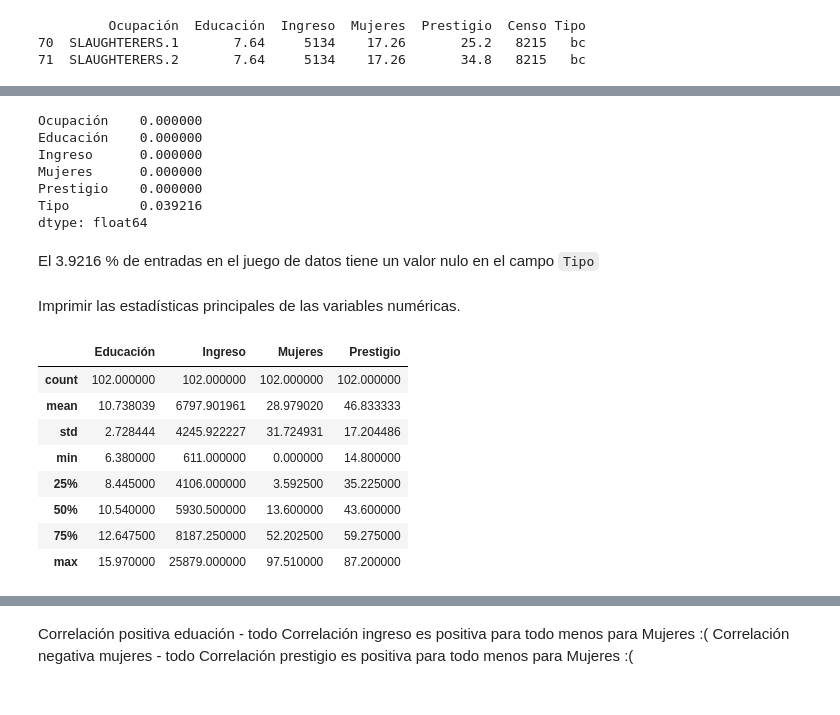
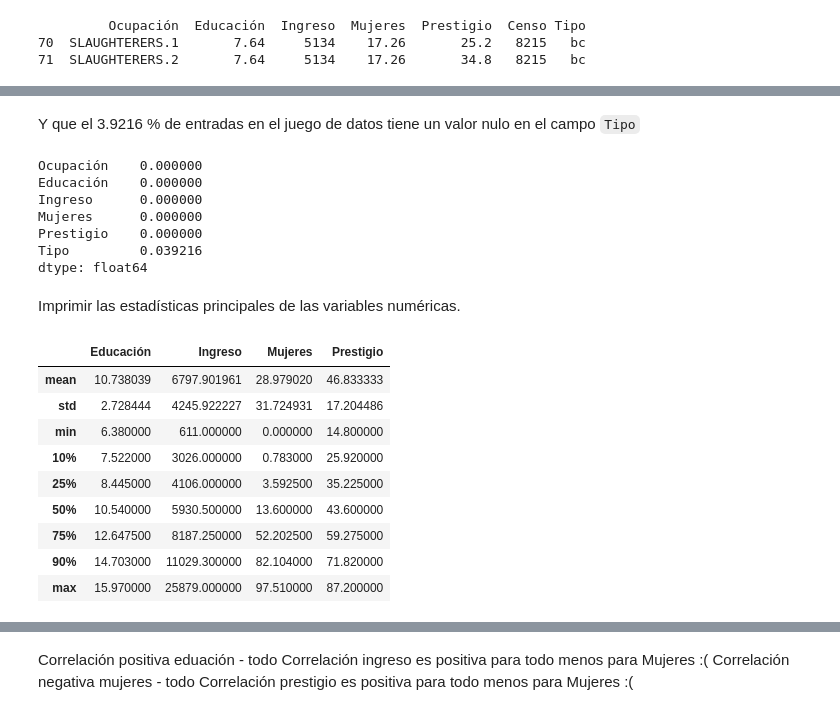
Before and after one commit to cegm/EA2-Entregables, a Jupyter notebook: Controles/Control 1/Control 1.ipynb, the cells around one changed output, grey strips where cells are left out. Saved outputs shown, nothing was run; the diff lists cells and outputs as text; code cells hidden in the pictures.

```diff
--- a/Controles/Control 1/Control 1.ipynb
+++ b/Controles/Control 1/Control 1.ipynb
@@ -81,3 +66,5 @@ Desplegar el porcentaje de valores nulos para cada variable del conjunto de dato
+# %% [markdown]
+Y que el 3.9216 % de entradas en el juego de datos tiene un valor nulo en el campo `Tipo`
 # %%
 display(df.isnull().sum() / len(df))
 # %% [output]
@@ -88,19 +75,18 @@ Mujeres      0.000000
 Prestigio    0.000000
 Tipo         0.039216
 dtype: float64
-# %% [markdown]
-El 3.9216 % de entradas en el juego de datos tiene un valor nulo en el campo `Tipo`
 # %% [markdown]
 Imprimir las estadísticas principales de las variables numéricas.
-# %%
-display(df.describe())
-# %% [output]
-|  | Educación | Ingreso | Mujeres | Prestigio |
-| count | 102.000000 | 102.000000 | 102.000000 | 102.000000 |
-| mean | 10.738039 | 6797.901961 | 28.979020 | 46.833333 |
-| std | 2.728444 | 4245.922227 | 31.724931 | 17.204486 |
-| min | 6.380000 | 611.000000 | 0.000000 | 14.800000 |
-| 25% | 8.445000 | 4106.000000 | 3.592500 | 35.225000 |
-| 50% | 10.540000 | 5930.500000 | 13.600000 | 43.600000 |
-| 75% | 12.647500 | 8187.250000 | 52.202500 | 59.275000 |
-| max | 15.970000 | 25879.000000 | 97.510000 | 87.200000 |
+# %%
+display(df.describe(percentiles =[.1, 0.25, .5, .75,0.9]).drop('count'))
+# %% [output]
+|  | Educación | Ingreso | Mujeres | Prestigio |
+| mean | 10.738039 | 6797.901961 | 28.979020 | 46.833333 |
+| std | 2.728444 | 4245.922227 | 31.724931 | 17.204486 |
+| min | 6.380000 | 611.000000 | 0.000000 | 14.800000 |
+| 10% | 7.522000 | 3026.000000 | 0.783000 | 25.920000 |
+| 25% | 8.445000 | 4106.000000 | 3.592500 | 35.225000 |
+| 50% | 10.540000 | 5930.500000 | 13.600000 | 43.600000 |
+| 75% | 12.647500 | 8187.250000 | 52.202500 | 59.275000 |
+| 90% | 14.703000 | 11029.300000 | 82.104000 | 71.820000 |
+| max | 15.970000 | 25879.000000 | 97.510000 | 87.200000 |
```
Also changed, not shown: parts of 32 cells of this notebook.
